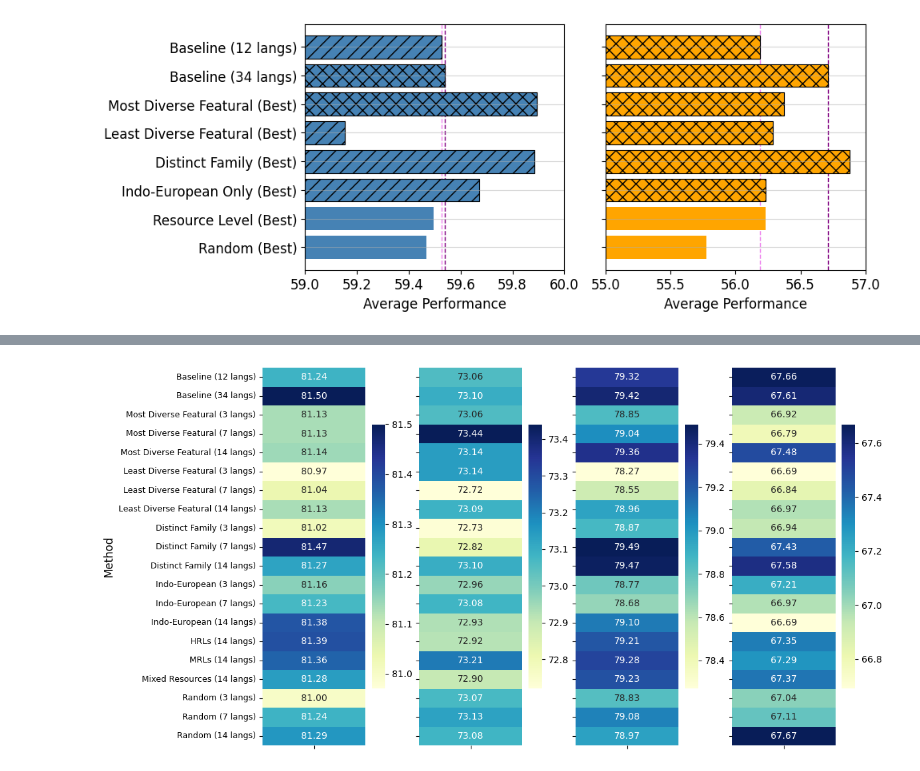
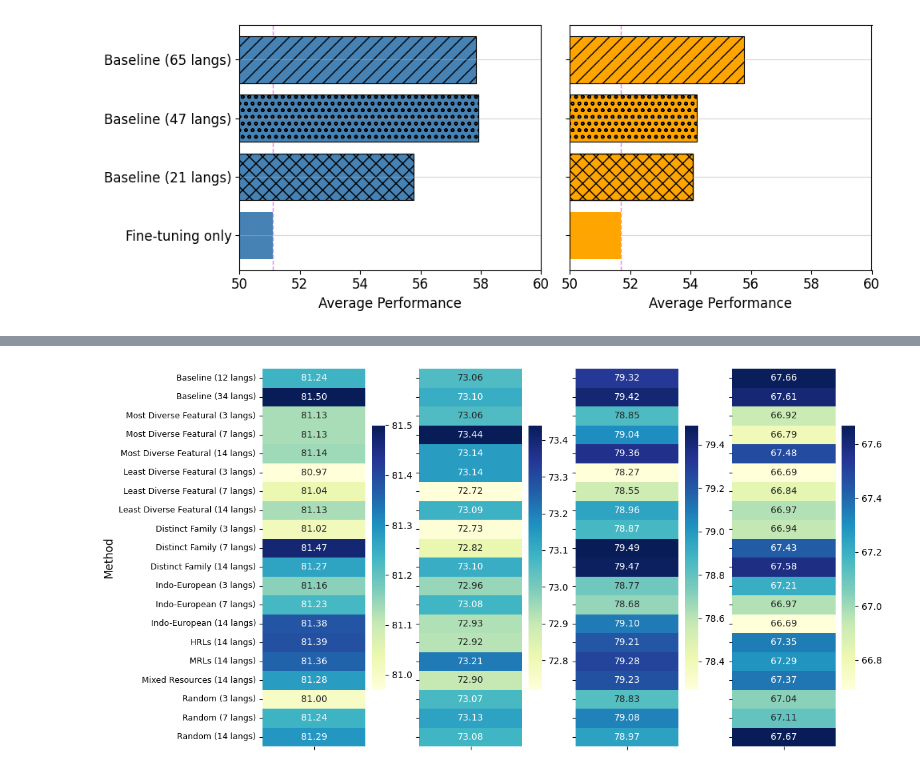
Before and after one commit to felixgaschi/multilingual-alignment-and-transfer, a Jupyter notebook: scripts/2025_aacl/plotting/reader.ipynb, the cells around one changed output, grey strips where cells are left out. Drawn from its saved outputs; the diff is of its cells as text; code cells hidden in the pictures.

```diff
--- a/scripts/2025_aacl/plotting/reader.ipynb
+++ b/scripts/2025_aacl/plotting/reader.ipynb
@@ -65,0 +62,6 @@ LABELS = [
+# %%
+count = 0
+for key in xlmr_averaged_results.keys():
+    if "abla" in key:
+        count += 1
+print(count)
@@ -92,35 +138,21 @@ plt.show()
 # %%
 # Labels for display
 labels = {
-    '12_langs': "Baseline (12 langs)",
-    '34_langs': "Baseline (34 langs)",
-    'DIVERSE_URIEL_FEATURAL_7': "Most Diverse Featural (Best)",
-    'LEAST_DIVERSE_URIEL_FEATURAL_7': "Least Diverse Featural (Best)",
-    'random_distinct_family_7': "Distinct Family (Best)",
-    'indo_14': "Indo-European Only (Best)",
-    'high_res': "Resource Level (Best)",
-    'random_langs_with_seed_7': "Random (Best)",
+    'xt_afri': "Baseline (65 langs)",
+    'xt_only': "Baseline (47 langs)",
+    'afri_only': "Baseline (21 langs)",
+    'baseline': "Fine-tuning only"
 }
 
 # Order for plotting
 plot_keys_xlmr = [
-    '12_langs', '34_langs',
-    'DIVERSE_URIEL_FEATURAL_7',
-    'LEAST_DIVERSE_URIEL_FEATURAL_7',
-    'random_distinct_family_7',
-    'indo_14',
-    'high_res',
-    'random_langs_with_seed_7',
+    'xt_afri', 'xt_only',
+    'afri_only', 'baseline'
 ]
 
 plot_keys_mbert = [
-    '12_langs', '34_langs',
-    'DIVERSE_URIEL_FEATURAL_14',
-    'LEAST_DIVERSE_URIEL_FEATURAL_14',
-    'random_distinct_family_14',
-    'indo_14',
-    'high_res',
-    'random_langs_with_seed_14',
+    'xt_afri', 'xt_only',
+    'afri_only', 'baseline'
 ]
 
 # Plot setup
@@ -131,60 +163,64 @@ xlmr_vals = [xlmr_averaged_results[k] for k in plot_keys_xlmr]
 mbert_vals = [mbert_averaged_results[k] for k in plot_keys_mbert]
 y_pos = range(len(plot_keys_mbert))
 
 # XLM-R plot
 bars1 = ax1.barh(y_pos, xlmr_vals[::-1], color='steelblue')
 ax1.set_xlabel("Average Performance", fontsize=12)
-ax1.set_xlim(59, 60)
+ax1.set_xlim(50, 60)
 ax1.set_yticks(y_pos)
 ax1.set_yticklabels(y_labels[::-1], fontsize=12)
 ax1.tick_params(axis='x', labelsize=12) # Increase x-tick label font size
 ax1.grid(axis='y', linestyle='-', alpha=0.5, zorder=0)
 
-for i, key in enumerate(plot_keys_xlmr):
-    if not key.endswith("langs"):
-        if key.endswith("7"):
-            bars1[i].set_hatch('//') # Apply a hatching pattern (e.g., diagonal lines)
-            bars1[i].set_edgecolor('black') # Add a black border for more definition
-            bars1[i].set_linewidth(0.8) # Adjust border thickness
-        else:
-            bars1[i].set_hatch('xx') # Apply a hatching pattern (e.g., diagonal lines)
-            bars1[i].set_edgecolor('black') # Add a black border for more definition
-            bars1[i].set_linewidth(0.8) # Adjust border thickness
+for i, key in list(enumerate(plot_keys_xlmr)):
+    i = len(plot_keys_xlmr) - i - 1
+    if key == "xt_afri":
+        bars1[i].set_hatch('//') # Apply a hatching pattern (e.g., diagonal lines)
+        bars1[i].set_edgecolor('black') # Add a black border for more definition
+        bars1[i].set_linewidth(0.8) # Adjust border thickness
+    elif key == "xt_only":
+        bars1[i].set_hatch('oo') # Apply a hatching pattern (e.g., diagonal lines)
+        bars1[i].set_edgecolor('black') # Add a black border for more definition
+        bars1[i].set_linewidth(0.8) # Adjust border thickness
+    elif key == "afri_only":
+        bars1[i].set_hatch('xx') # Apply a hatching pattern (e.g., diagonal lines)
+        bars1[i].set_edgecolor('black') # Add a black border for more definition
+        bars1[i].set_linewidth(0.8) # Adjust border thickness
 
 
-baseline_12_xlmr = xlmr_averaged_results['12_langs']
-baseline_34_xlmr = xlmr_averaged_results['34_langs']
+baseline_ft_xlmr = xlmr_averaged_results['baseline']
 
-ax1.axvline(x=baseline_12_xlmr, color='violet', linestyle='--', linewidth=1, zorder=0)
-ax1.axvline(x=baseline_34_xlmr, color='purple', linestyle='--', linewidth=1, zorder=0)
+ax1.axvline(x=baseline_ft_xlmr, color='violet', linestyle='--', linewidth=1, zorder=0)
 
 # mBERT plot
 bars2 = ax2.barh(y_pos, mbert_vals[::-1], color='orange')
 ax2.set_xlabel("Average Performance", fontsize=12)
-ax2.set_xlim(55, 57)
+ax2.set_xlim(50, 60)
 ax2.tick_params(axis='x', labelsize=12) # Increase x-tick label font size
 ax2.grid(axis='y', linestyle='-', alpha=0.5, zorder=0)
 
 for i, key in enumerate(plot_keys_mbert):
-    if not key.endswith("langs"):
-        if key.endswith("7"):
-            bars2[i].set_hatch('//') # Apply a hatching pattern (e.g., diagonal lines)
-            bars2[i].set_edgecolor('black') # Add a black border for more definition
-            bars2[i].set_linewidth(0.8) # Adjust border thickness
-        else:
-            bars2[i].set_hatch('xx') # Apply a hatching pattern (e.g., diagonal lines)
-            bars2[i].set_edgecolor('black') # Add a black border for more definition
-            bars2[i].set_linewidth(0.8) # Adjust border thickness
+    i = len(plot_keys_xlmr) - i - 1
+    if key == "xt_afri":
+        bars2[i].set_hatch('//') # Apply a hatching pattern (e.g., diagonal lines)
+        bars2[i].set_edgecolor('black') # Add a black border for more definition
+        bars2[i].set_linewidth(0.8) # Adjust border thickness
+    elif key == "xt_only":
+        bars2[i].set_hatch('oo') # Apply a hatching pattern (e.g., diagonal lines)
+        bars2[i].set_edgecolor('black') # Add a black border for more definition
+        bars2[i].set_linewidth(0.8) # Adjust border thickness
+    elif key == "afri_only":
+        bars2[i].set_hatch('xx') # Apply a hatching pattern (e.g., diagonal lines)
+        bars2[i].set_edgecolor('black') # Add a black border for more definition
+        bars1[i].set_linewidth(0.8) # Adjust border thickness
 
 # Add vertical grid lines for baselines in mBERT plot
-baseline_12_mbert = mbert_averaged_results['12_langs']
-baseline_34_mbert = mbert_averaged_results['34_langs']
+baseline_ft_mbert = mbert_averaged_results['baseline']
 
-ax2.axvline(x=baseline_12_mbert, color='violet', linestyle='--', linewidth=1, zorder=0)
-ax2.axvline(x=baseline_34_mbert, color='purple', linestyle='--', linewidth=1, zorder=0)
+ax2.axvline(x=baseline_ft_mbert, color='violet', linestyle='--', linewidth=1, zorder=0)
 
 
 plt.tight_layout(rect=[0, 0, 1, 0.97])
 plt.show()
 # %% [output]
-[figure, old version]
+[figure, new version]
```
Also changed, not shown: parts of 12 cells of this notebook, 23 other files.
